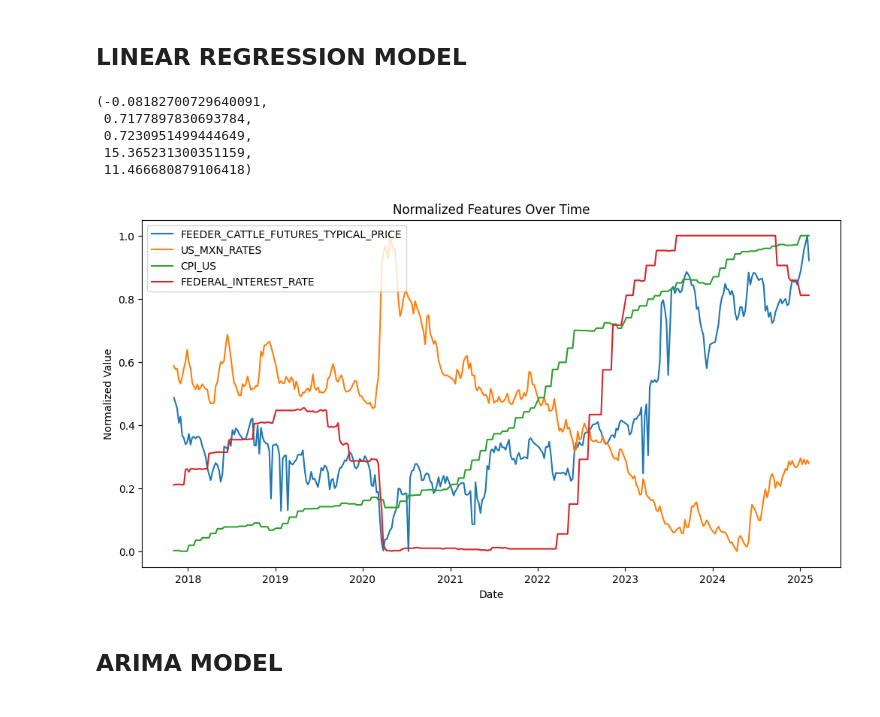
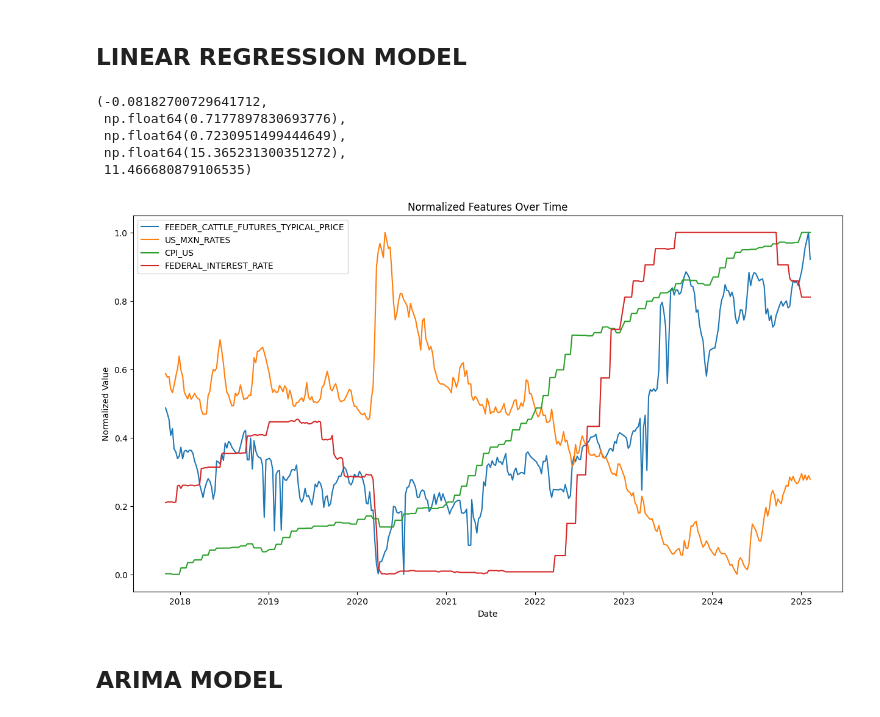
Before and after one commit to JBL168/beef_value_chain_project_spring_2025, a Jupyter notebook: models/modeling.ipynb, the cells around one changed output. Cells and saved outputs as stored; diff of their text form; code cells hidden in the pictures.

```diff
--- a/models/modeling.ipynb
+++ b/models/modeling.ipynb
@@ -26,5 +27,6 @@ print(np.__version__)
 # %%
-data = pd.read_csv('aggregated_data.csv')
+file_path = os.path.join('..', 'aggregated_data.csv')
+data = pd.read_csv(file_path)
 
 # INFLATION ADJUSTMENT
 base_cpi = data['CPI_US'].iloc[-1]
@@ -147,31 +149,32 @@ print_metrics(X_test, y_test, lrg_pred)
 
 # plt.plot(residuals)
 # %% [output]
-(-0.08182700729640091,
- 0.7177897830693784,
- 0.7230951499444649,
- 15.365231300351159,
- 11.466680879106418)
+(-0.08182700729641712,
+ np.float64(0.7177897830693776),
+ np.float64(0.7230951499444649),
+ np.float64(15.365231300351272),
+ 11.466680879106535)
 # %%
 from sklearn.preprocessing import MinMaxScaler
 
 # PLOT ALL FEATURES ON NORMALIZED SCALE
 features = ['FEEDER_CATTLE_FUTURES_TYPICAL_PRICE', 'US_MXN_RATES', 'CPI_US', 'FEDERAL_INTEREST_RATE']
 data_subset = data[features]
 scaler = MinMaxScaler()
 data_norm = pd.DataFrame(scaler.fit_transform(data_subset), columns=features, index=data_subset.index)
 
 # PLOT NORMALIZED FEATURES
-plt.figure(figsize=(12,6))
+plt.figure(figsize=(15, 8))
 for col in data_norm.columns:
     plt.plot(data_norm.index, data_norm[col], label=col)
 plt.title("Normalized Features Over Time")
 plt.xlabel("Date")
 plt.ylabel("Normalized Value")
 plt.legend()
+plt.savefig(os.path.join('..', 'figures', 'features.png'), dpi=300)
 plt.show()
 # %% [output]
-[figure, old version]
+[figure, new version]
 # %% [markdown]
 ## ARIMA MODEL
 # %%
```
Also changed, not shown: parts of 2 cells of this notebook, 3 other files.
